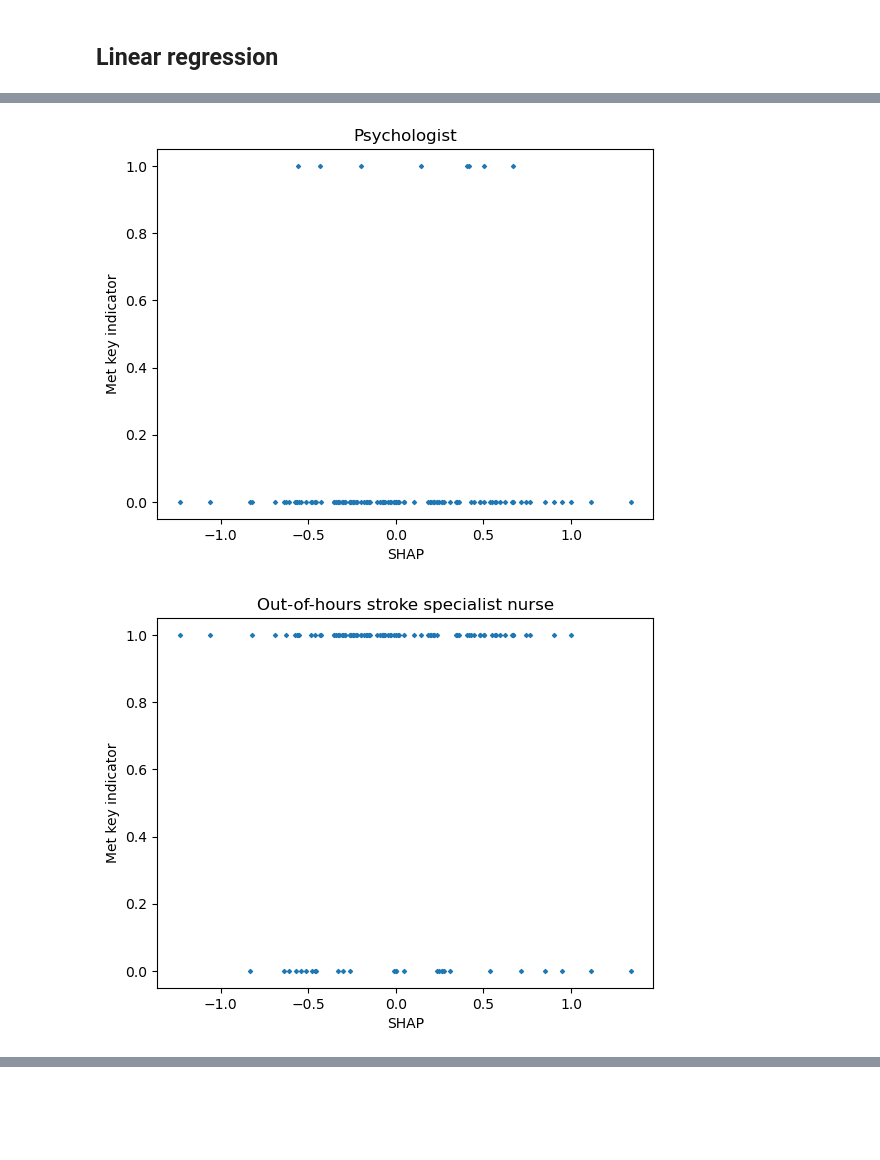
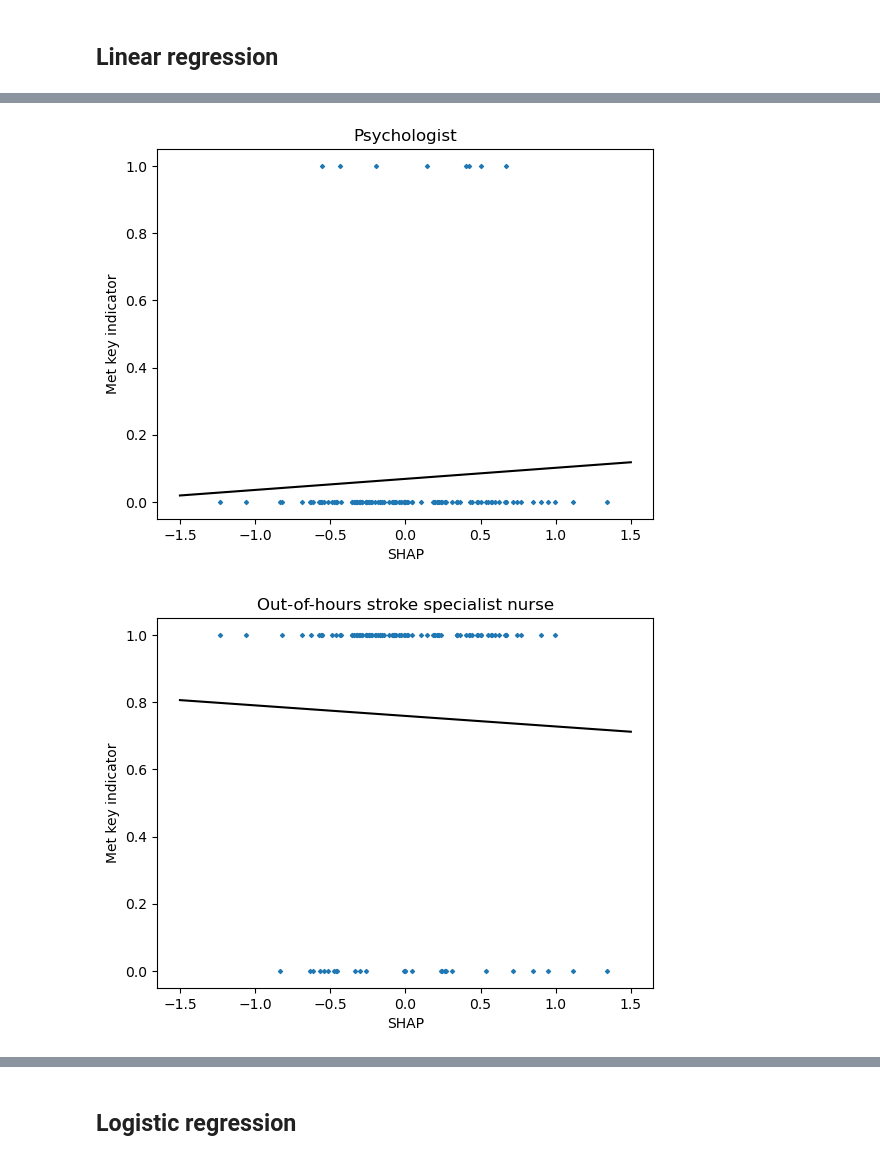
Before and after one commit to samuel-book/thrombolysis_organisational_factors, a Jupyter notebook: data_prep/4_ki_vs_shap.ipynb, the cells around one changed output, grey strips where cells are left out. Cells and saved outputs as stored; diff of their text form; code cells hidden in the pictures; blank space fills up the shorter version.

Commit message:
Added the world's worst regression

```diff
--- a/data_prep/4_ki_vs_shap.ipynb
+++ b/data_prep/4_ki_vs_shap.ipynb
@@ -231,11 +233,24 @@ for c, col in enumerate(cols_ki):
 # %%
 shap_vals = df['shap_mean'].values
+
+x_values = np.linspace(-1.5, 1.5, 100).reshape(-1, 1)
 
 for c, col in enumerate(cols_ki):
     ki_vals = df[col].values
 
+    x = np.array(shap_vals).reshape(-1, 1)
+    y = np.array(ki_vals).reshape(-1, 1)
+
+    # Create linear regression object
+    regr = LinearRegression()
+    # Train the model using the training sets
+    regr.fit(x, y)
+    # Make predictions using the testing set
+    pred = regr.predict(x_values)
+
     fig, ax = plt.subplots()
     ax.scatter(shap_vals, ki_vals, s=4, marker='D')
+    ax.plot(x_values, pred, color='k')
 
     ax.set_xlabel('SHAP')
     ax.set_ylabel('Met key indicator')
@@ -246,2 +261,2 @@ for c, col in enumerate(cols_ki):
-[figure, old version]
+[figure, new version]
-[figure, old version]
+[figure, new version]
@@ -254,0 +270,2 @@ for c, col in enumerate(cols_ki):
+# %% [markdown]
+## Logistic regression
```
Also changed, not shown: parts of 4 cells of this notebook.
